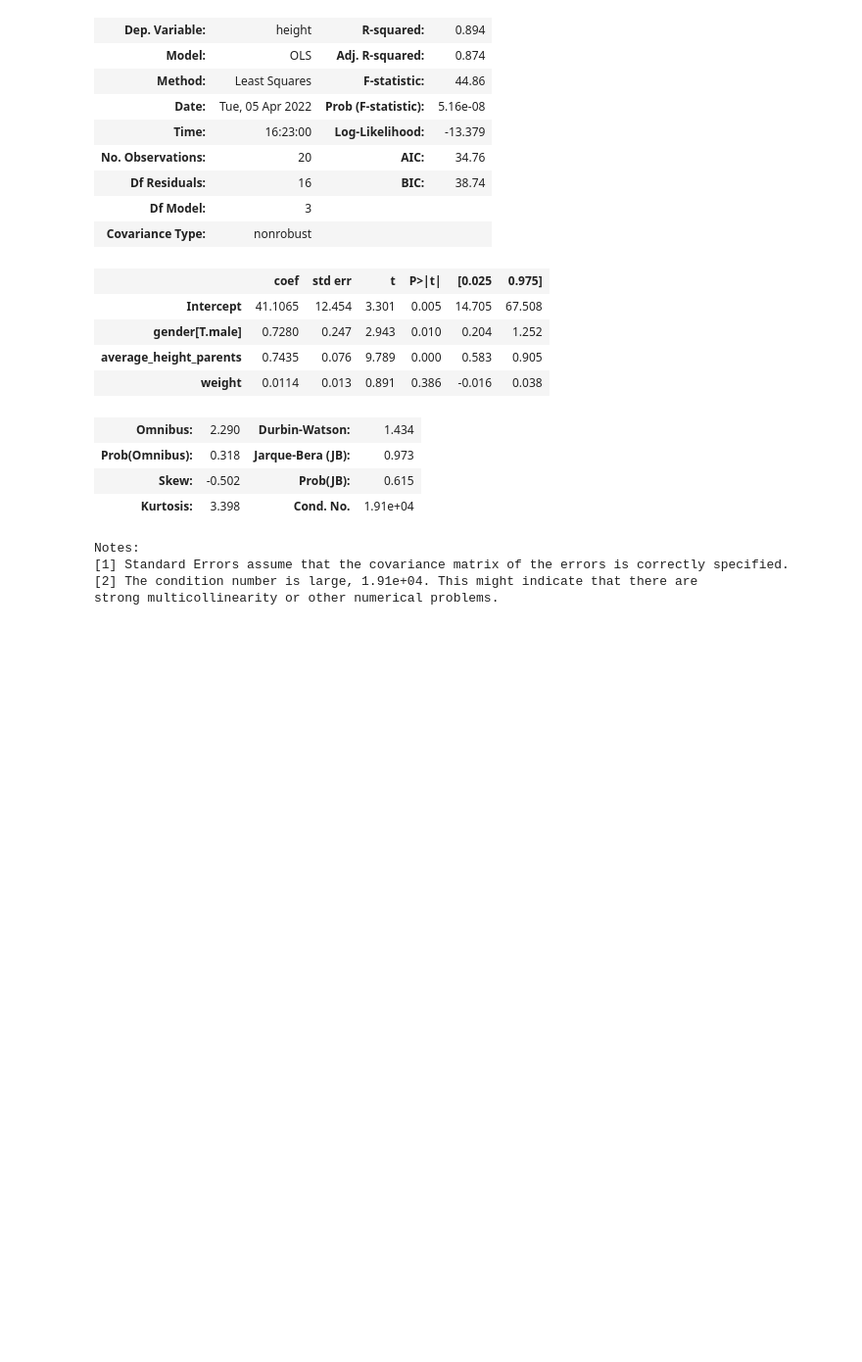
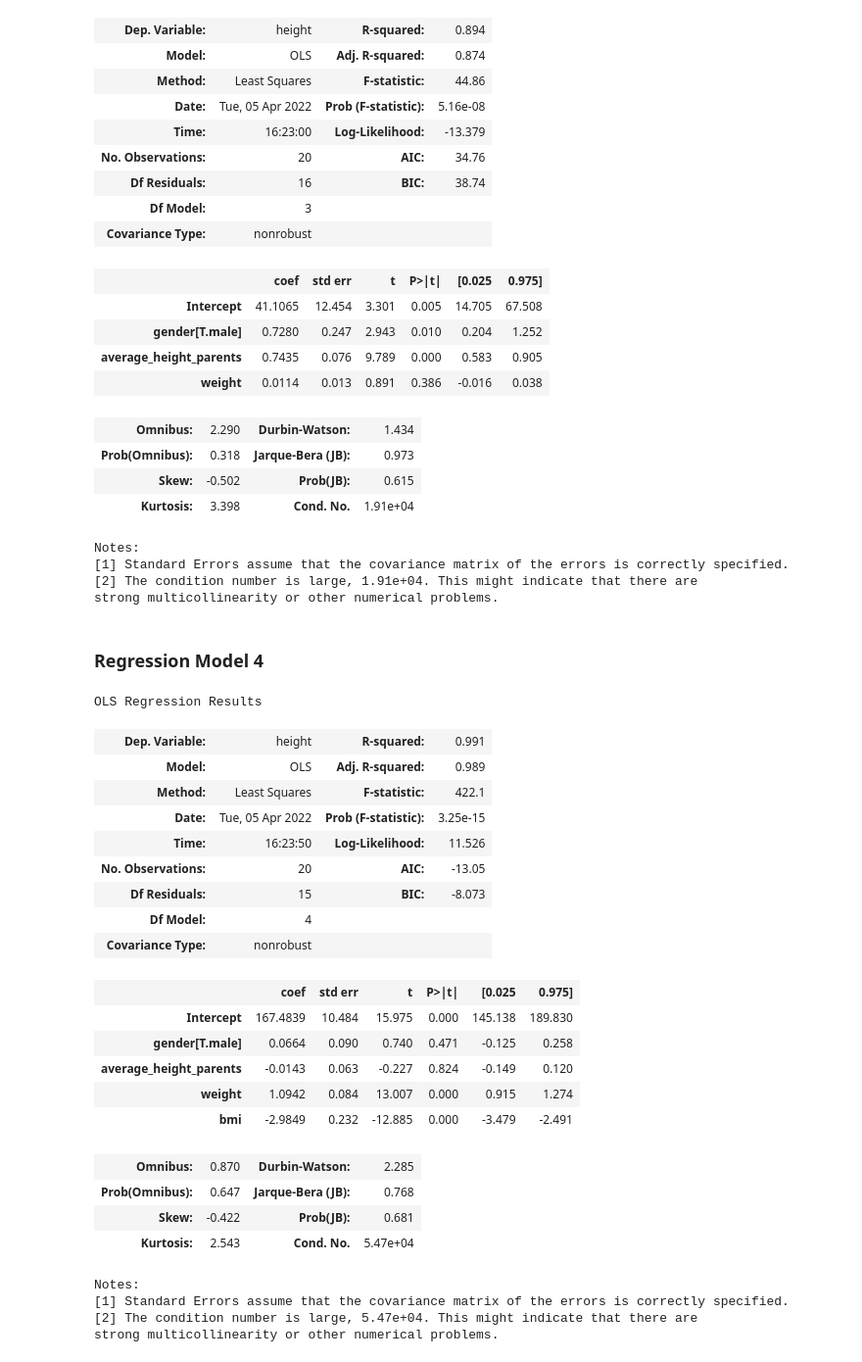
Before and after one commit to lenabinder1001/regression-height, a Jupyter notebook: models/regression-height.ipynb, the cells around one changed output. Shown: that part at 98% size. Cells and saved outputs as stored; diff of their text form; code cells hidden in the pictures; blank space fills up the shorter version.

Commit message:
added regression model 4

```diff
--- a/models/regression-height.ipynb
+++ b/models/regression-height.ipynb
@@ -268,3 +268,33 @@ Notes:
 [1] Standard Errors assume that the covariance matrix of the errors is correctly specified.
 [2] The condition number is large, 1.91e+04. This might indicate that there are
 strong multicollinearity or other numerical problems.
+# %% [markdown]
+### Regression Model 4
+# %%
+fit_3 = smf.ols(formula = "height ~ average_height_parents + gender + weight + bmi", data=df).fit()
+fit_3.summary()
+# %% [output]
+OLS Regression Results
+| Dep. Variable: | height | R-squared: | 0.991 |
+| Model: | OLS | Adj. R-squared: | 0.989 |
+| Method: | Least Squares | F-statistic: | 422.1 |
+| Date: | Tue, 05 Apr 2022 | Prob (F-statistic): | 3.25e-15 |
+| Time: | 16:23:50 | Log-Likelihood: | 11.526 |
+| No. Observations: | 20 | AIC: | -13.05 |
+| Df Residuals: | 15 | BIC: | -8.073 |
+| Df Model: | 4 |  |  |
+| Covariance Type: | nonrobust |  |  |
+|  | coef | std err | t | P>|t| | [0.025 | 0.975] |
+| Intercept | 167.4839 | 10.484 | 15.975 | 0.000 | 145.138 | 189.830 |
+| gender[T.male] | 0.0664 | 0.090 | 0.740 | 0.471 | -0.125 | 0.258 |
+| average_height_parents | -0.0143 | 0.063 | -0.227 | 0.824 | -0.149 | 0.120 |
+| weight | 1.0942 | 0.084 | 13.007 | 0.000 | 0.915 | 1.274 |
+| bmi | -2.9849 | 0.232 | -12.885 | 0.000 | -3.479 | -2.491 |
+| Omnibus: | 0.870 | Durbin-Watson: | 2.285 |
+| Prob(Omnibus): | 0.647 | Jarque-Bera (JB): | 0.768 |
+| Skew: | -0.422 | Prob(JB): | 0.681 |
+| Kurtosis: | 2.543 | Cond. No. | 5.47e+04 |
+Notes:
+[1] Standard Errors assume that the covariance matrix of the errors is correctly specified.
+[2] The condition number is large, 5.47e+04. This might indicate that there are
+strong multicollinearity or other numerical problems.
```
